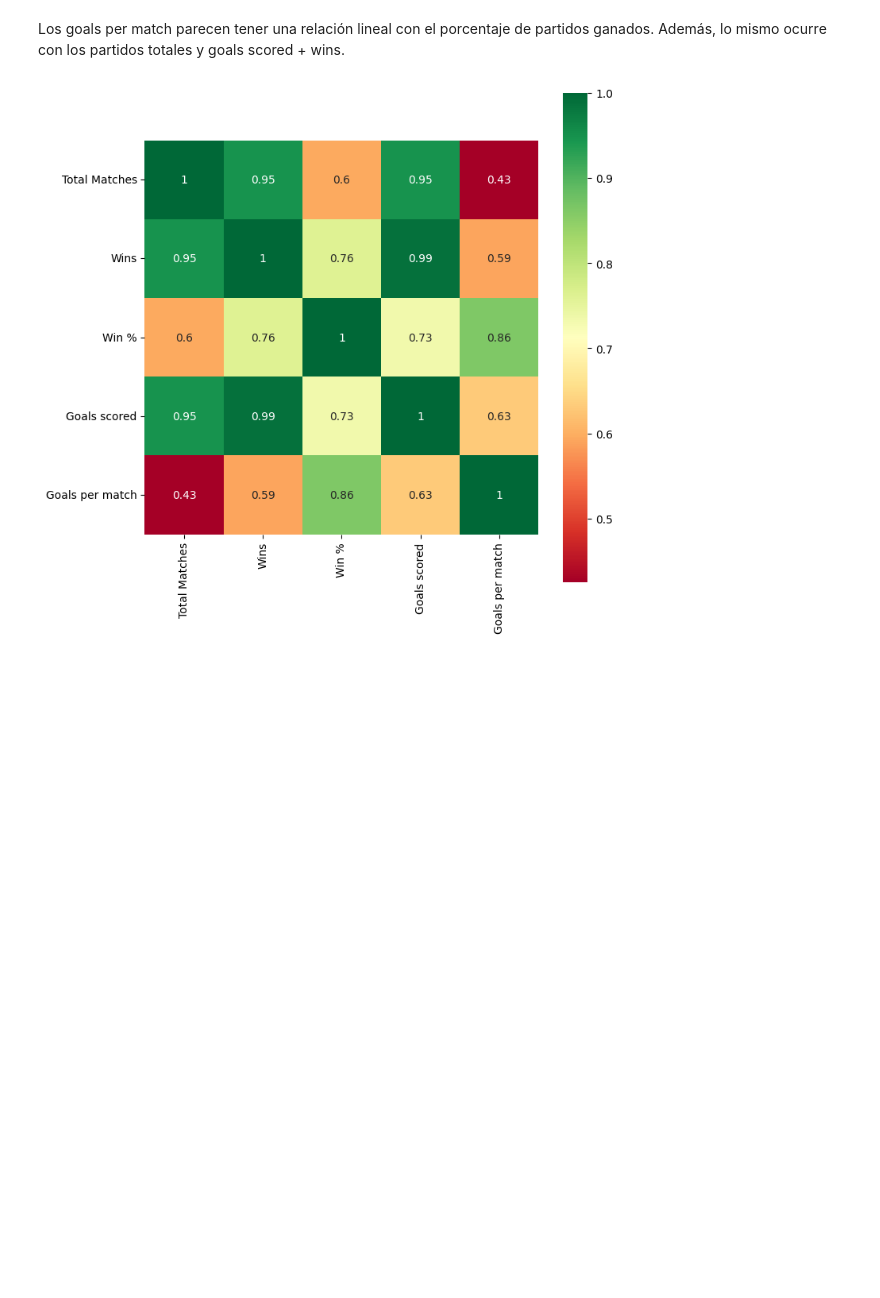
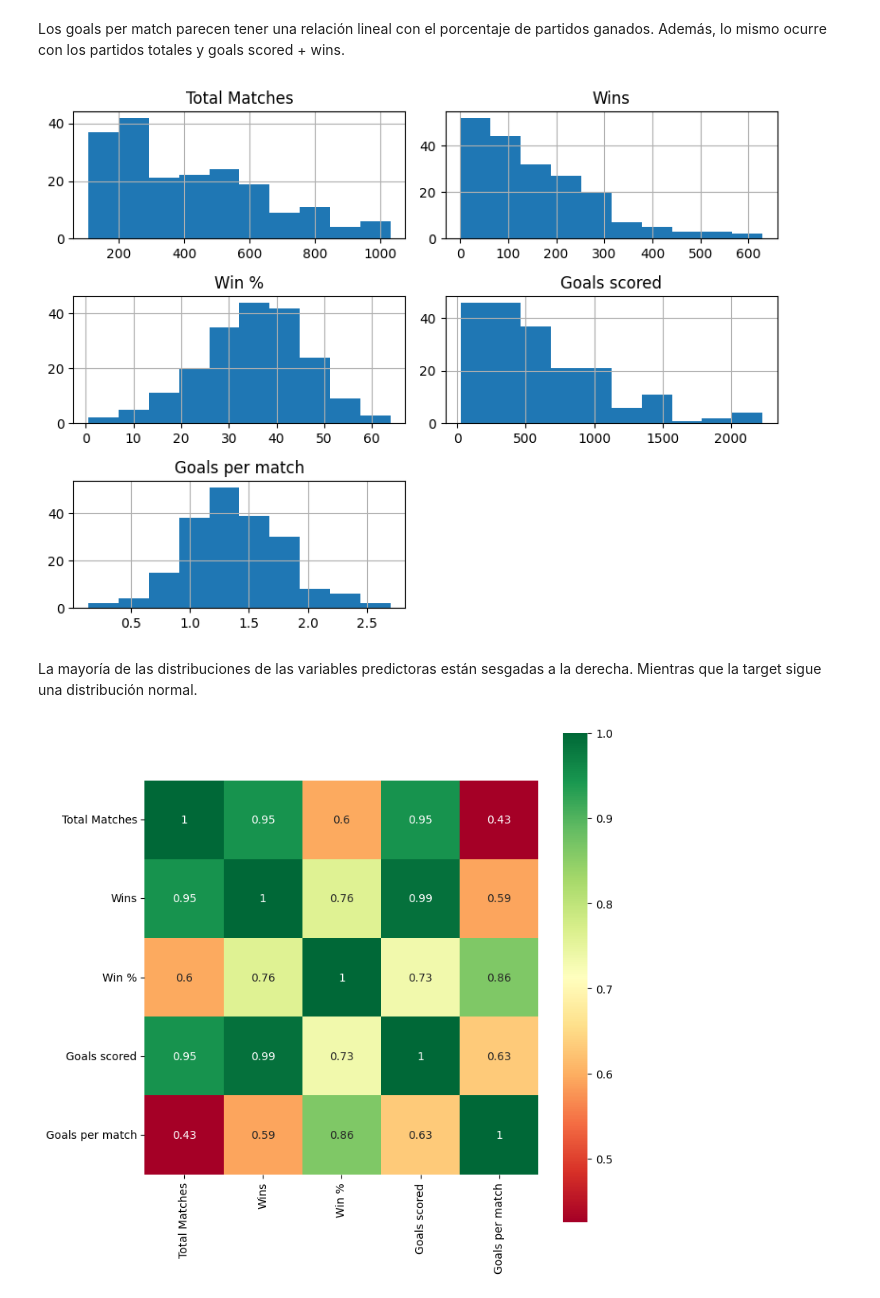
Before and after one commit to aiko-isnt-ded/lab_modeling, a Jupyter notebook: homeworks/Tarea2_Viviana Toledo.ipynb, the cells around one changed output. Drawn from its saved outputs; the diff is of its cells as text; code cells hidden in the pictures; blank space fills up the shorter version.

```diff
--- a/homeworks/Tarea2_Viviana Toledo.ipynb
+++ b/homeworks/Tarea2_Viviana Toledo.ipynb
@@ -111,6 +122,13 @@ sns.pairplot(df)
 [figure]
 # %% [markdown]
 Los goals per match parecen tener una relación lineal con el porcentaje de partidos ganados. Además, lo mismo ocurre con los partidos totales y goals scored + wins.
+# %%
+df.hist(figsize = (8,6))
+plt.tight_layout()
+# %% [output]
+[figure, added]
+# %% [markdown]
+La mayoría de las distribuciones de las variables predictoras están sesgadas a la derecha. Mientras que la target sigue una distribución normal.
 # %%
 plt.figure(figsize=(8,8))
 p=sns.heatmap(df.corr(), annot=True,cmap='RdYlGn',square=True)
```
Also changed, not shown: parts of 38 cells of this notebook, 3 other files.
